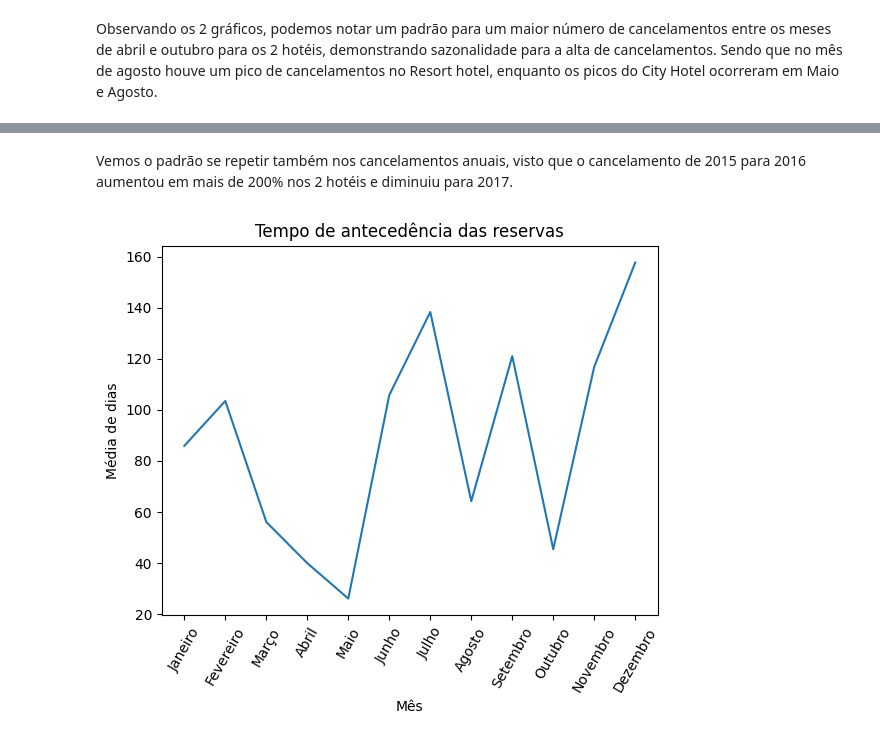
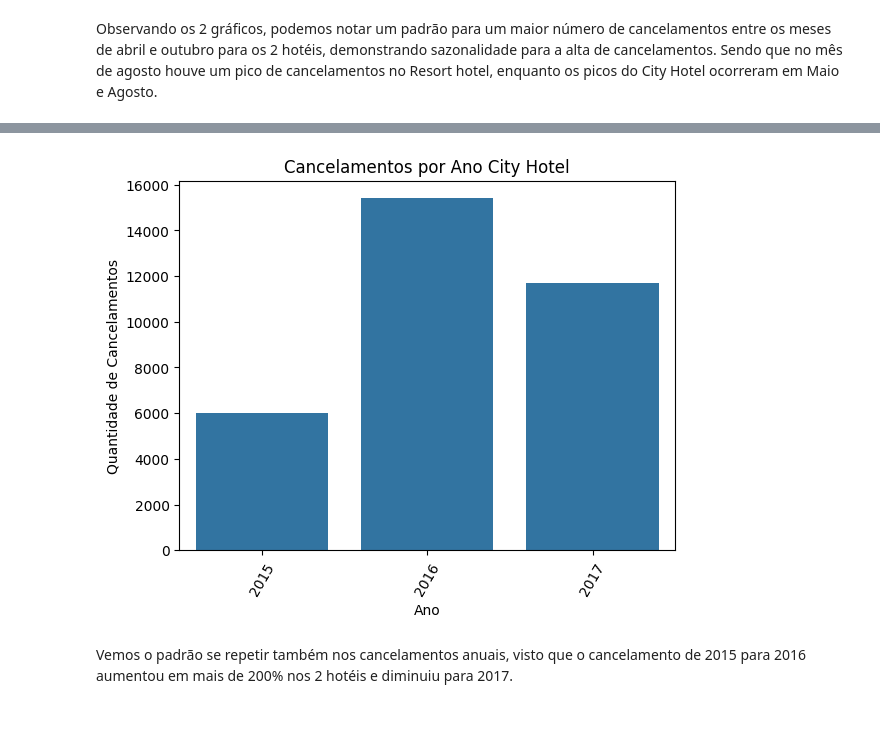
Before and after one commit to JVMA0111/Data_Science_Projects, a Jupyter notebook: Bichinhos da TI/Análise_de_reservas_em_hotéis.ipynb, the cells around one changed output, grey strips where cells are left out. Saved outputs shown, nothing was run; the diff lists cells and outputs as text; code cells hidden in the pictures.

```diff
--- a/Bichinhos da TI/Análise_de_reservas_em_hotéis.ipynb
+++ b/Bichinhos da TI/Análise_de_reservas_em_hotéis.ipynb
@@ -211,22 +223,16 @@ cancelamentos_por_ano_city
+# %%
+cancelamentos_por_ano_city = city_hotel.groupby('ArrivalDateYear')['IsCanceled'].sum().reset_index(name='Cancelamentos')
+
+# Criando um gráfico de barras
+sns.barplot(x = cancelamentos_por_ano_city['ArrivalDateYear'], y = cancelamentos_por_ano_city['Cancelamentos'])
+
+plt.xlabel('Ano')
+plt.ylabel('Quantidade de Cancelamentos')
+plt.xticks(rotation = 60)
+plt.title('Cancelamentos por Ano City Hotel')
+
+plt.show()
+# %% [output]
+[figure, added]
 # %% [markdown]
 Vemos o padrão se repetir também nos cancelamentos anuais, visto que o cancelamento de 2015 para 2016 aumentou em mais de 200% nos 2 hotéis e diminuiu para 2017.
-# %%
-# Agrupe os dados por mês
-tempo_reserva = resort_hotel.groupby('ArrivalDateMonth')['LeadTime'].mean().reset_index(name='Tempo Reserva')
-tempo_reserva = tempo_reserva.replace(traduções)
-
-# Ordenando os meses
-tempo_reserva["ArrivalDateMonth"] = pd.Categorical(cancelamentos_por_mes_resort["ArrivalDateMonth"],
-                             categories=["Janeiro", "Fevereiro", "Março", "Abril", "Maio", "Junho", "Julho", "Agosto", "Setembro", "Outubro", "Novembro", "Dezembro"])
-cancelamentos_por_mes_resort = cancelamentos_por_mes_resort.sort_values(by='ArrivalDateMonth', ascending = True)
-
-# Crie um gráfico de linhas
-plt.plot(tempo_reserva['ArrivalDateMonth'], tempo_reserva['Tempo Reserva'])
-plt.xlabel('Mês')
-plt.ylabel('Média de dias')
-plt.xticks(rotation = 60)
-plt.title('Tempo de antecedência das reservas')
-
-plt.show()
-# %% [output]
-[figure, removed]
```
Also changed, not shown: parts of 13 cells of this notebook.
